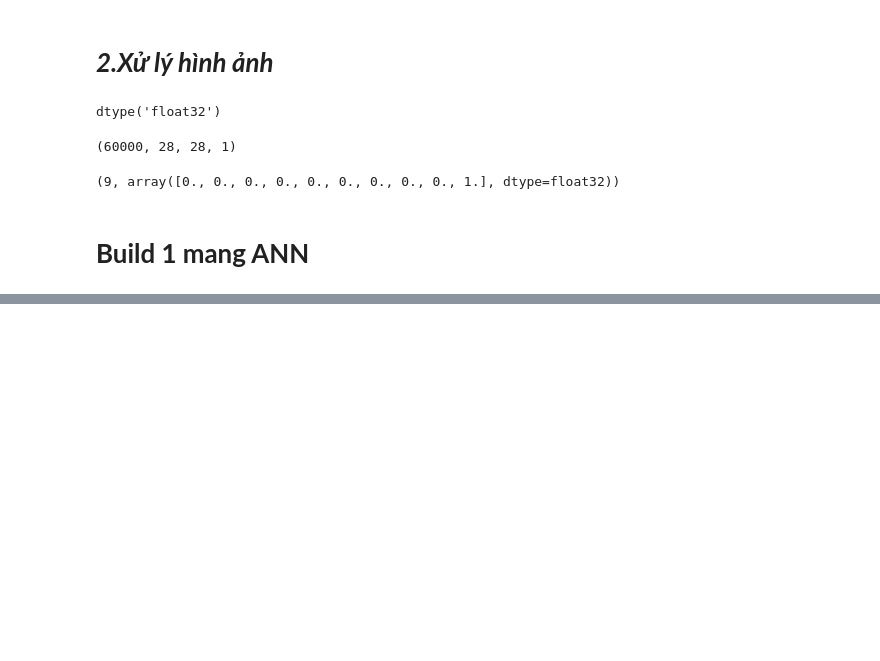
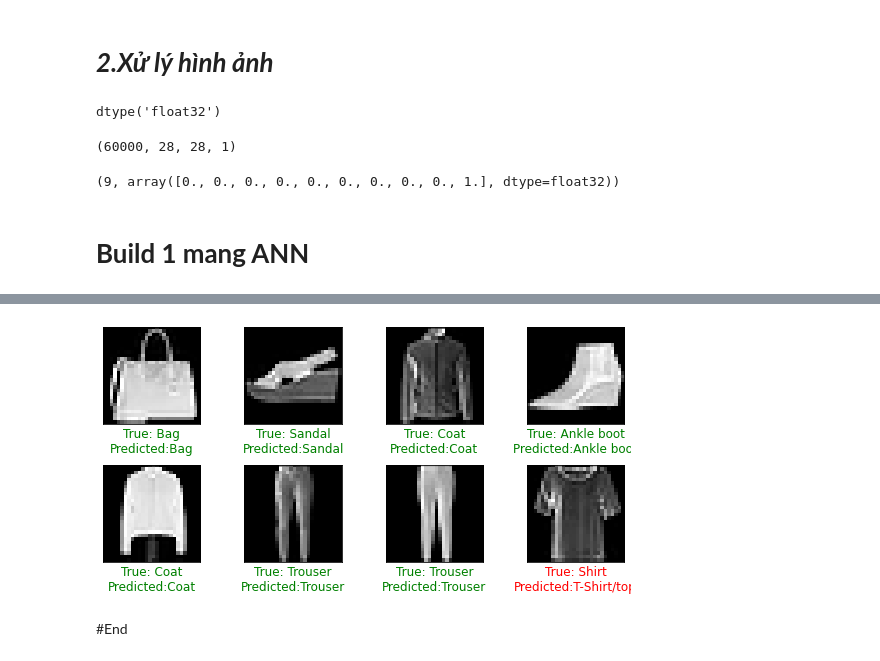
Before and after one commit to VoLENguyen/FS_MNIST, a Jupyter notebook: fshmnist_ann.ipynb, the cells around one changed output, grey strips where cells are left out. Drawn from its saved outputs; the diff is of its cells as text; code cells hidden in the pictures; blank space fills up the shorter version.

```diff
--- a/fshmnist_ann.ipynb
+++ b/fshmnist_ann.ipynb
@@ -147,0 +243,2 @@ _________________________________________________________________
+# %%
+y_proba = model.predict(x_test)
@@ -147,0 +247,6 @@ _________________________________________________________________
+# %%
+plot_data(x_test,y_test,y_proba)
+# %% [output]
+[figure, added]
+# %% [markdown]
+#End
```
Also changed, not shown: parts of 17 cells of this notebook.
